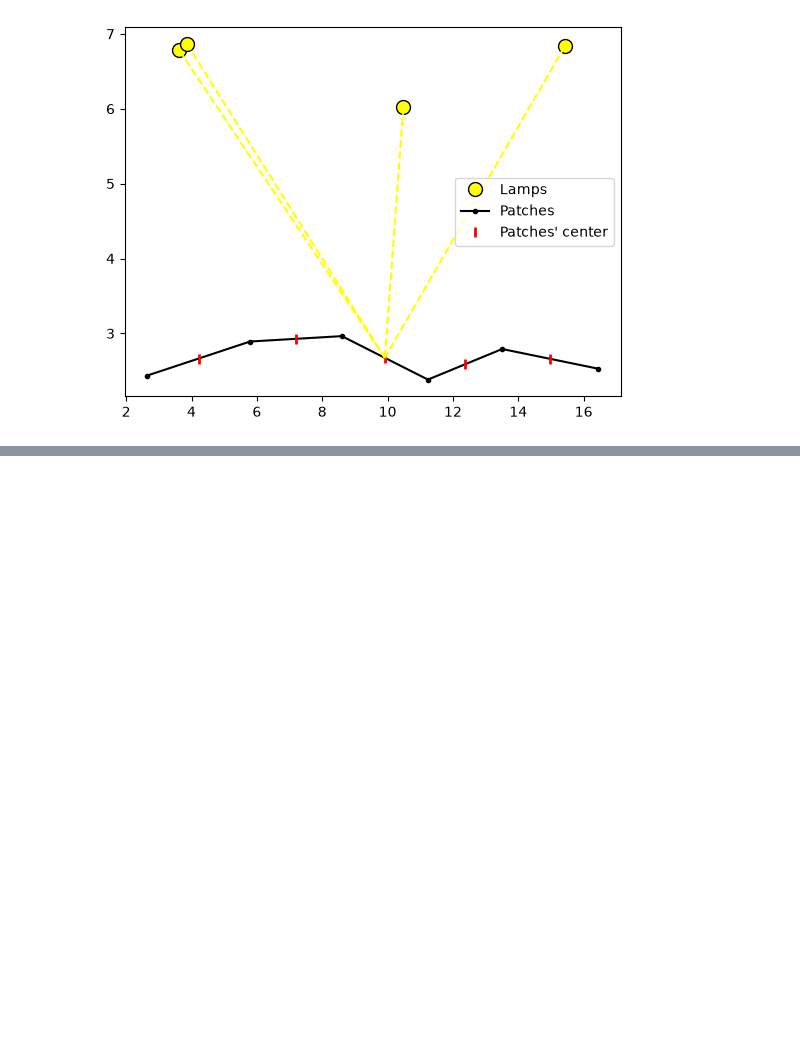
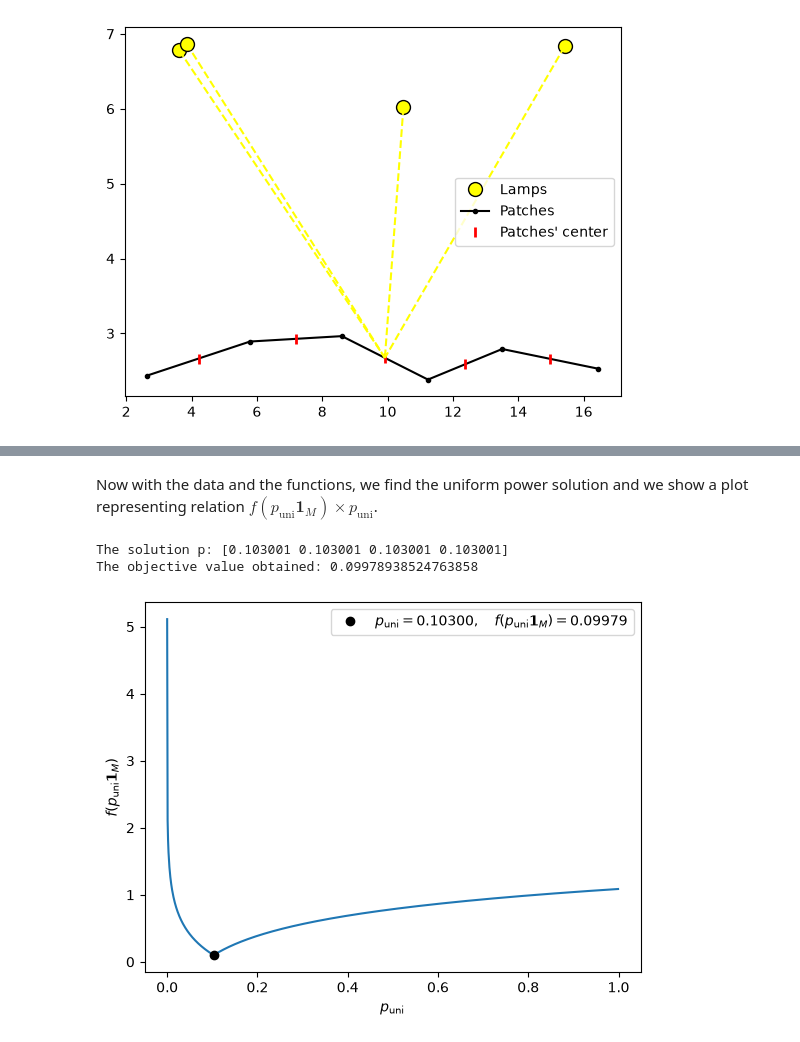
Before and after one commit to PedroVictorM/lamps, a Jupyter notebook: src/lamp/lamps.ipynb, the cells around one changed output, grey strips where cells are left out. Cells and saved outputs as stored; diff of their text form; code cells hidden in the pictures; blank space fills up the shorter version.

Commit message:
Add uniform power solution

```diff
--- a/src/lamp/lamps.ipynb
+++ b/src/lamp/lamps.ipynb
@@ -70 +72,18 @@ def generate_scenario(numLamps : int, numPatches : int):
+# %%
+def objective_function(A : np.ndarray, p : np.ndarray, Ides : float)->float:
+    '''
+    objective_function(A : np.ndarray, p : np.ndarray, Ides : float)->float
+
+    Description: Original objective function
+
+    Input:
+        A : matrix whose element [A]_{k,j} represents the coefficient related to
+            the k-th patch and the j-th lamp
+        p : vector whose j-th element [p]_j represents the power of the j-th lamp
+        Ides: scalar that represents the desired illumination intensity
+
+    Output:
+        return the objective function of the main optimization problem
+    '''
+    return np.max(np.abs(np.log10(A @ p) - np.log10(Ides)))
 # %% [markdown]
@@ -132,0 +199,24 @@ if showFig:
+# %% [markdown]
+Now with the data and the functions, we find the uniform power solution and we show a plot representing relation $f(p_{\text{uni}} \mathbf{1}_M) \times p_{\text{uni}}$.
+# %%
+# Uniform power solution
+power_uniform, obj_uniform_power, vt = uniform_power(numLamps, maxPwr, mt_coeff, desiredillum)
+print("The solution p:", power_uniform)
+print("The objective value obtained:", obj_uniform_power)
+
+# f-string marking the solution point for the uniform power solution
+s = (
+    f'$p_{{\\text{{uni}}}} = {power_uniform[0]:.5f},'
+    f'\\quad f(p_{{\\text{{uni}}}} \\mathbf{{1}}_M) = {obj_uniform_power:.5f}$'
+)
+
+plt.plot(np.arange(1e-6, maxPwr, 0.001), vt, '-')
+plt.plot(power_uniform[0], obj_uniform_power, 'ko', label=s)
+plt.legend()
+plt.xlabel('$p_{\\text{uni}}$')
+plt.ylabel('$f(p_{\\text{uni}} \\mathbf{1}_M)$')
+plt.show()
+# %% [output]
+The solution p: [0.103001 0.103001 0.103001 0.103001]
+The objective value obtained: 0.09978938524763858
+[figure, added]
```
Also changed, not shown: parts of 5 cells of this notebook.
